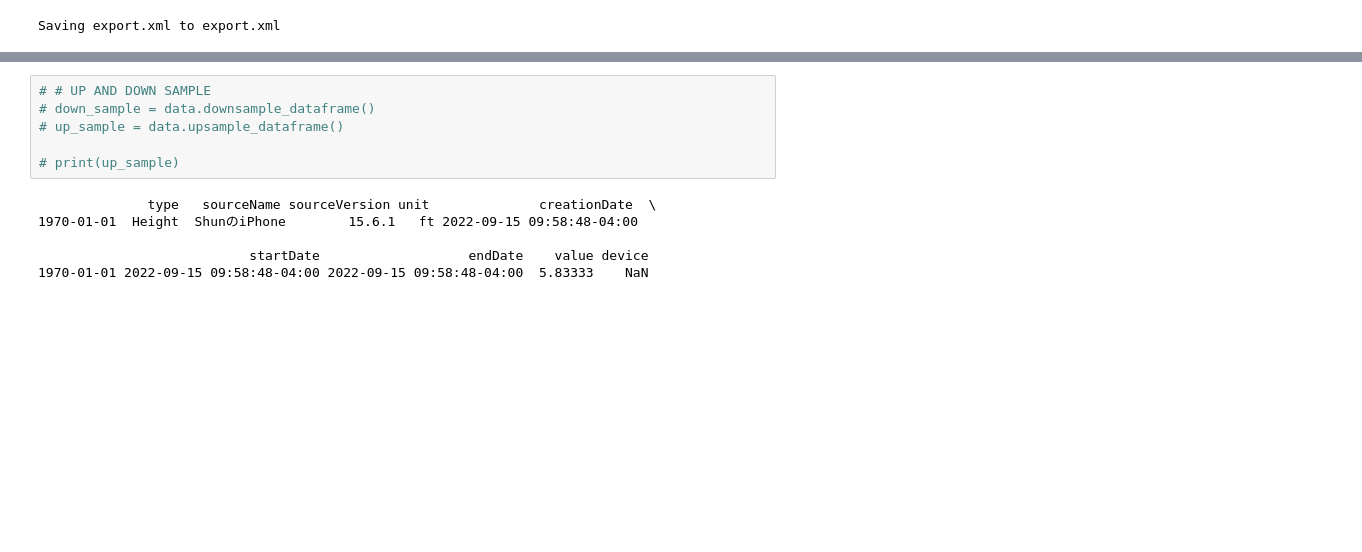
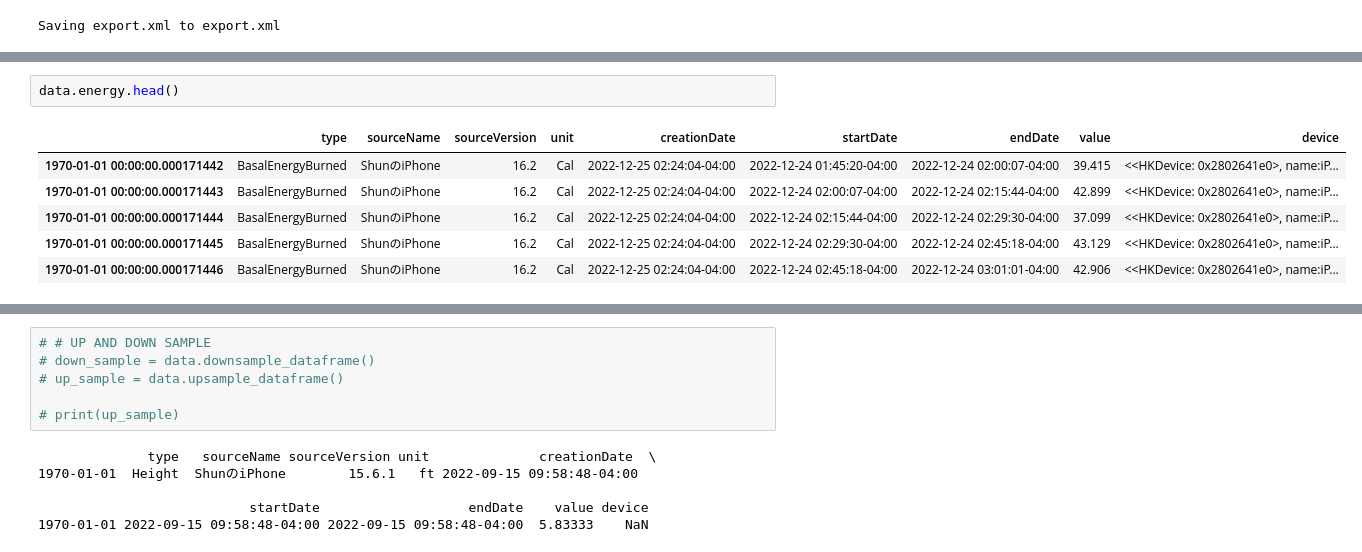
Before and after one commit to sstfytss/dbdpy_ios, a Jupyter notebook: AppleWatchClass.ipynb, the cells around one changed output, grey strips where cells are left out. Drawn from its saved outputs; the diff is of its cells as text; blank space fills up the shorter version.

```diff
--- a/AppleWatchClass.ipynb
+++ b/AppleWatchClass.ipynb
@@ -304,0 +369,9 @@ data.dataframe.head()
+# %%
+data.energy.head()
+# %% [output]
+|  | type | sourceName | sourceVersion | unit | creationDate | startDate | endDate | value | device |
+| 1970-01-01 00:00:00.000171442 | BasalEnergyBurned | ShunのiPhone | 16.2 | Cal | 2022-12-25 02:24:04-04:00 | 2022-12-24 01:45:20-04:00 | 2022-12-24 02:00:07-04:00 | 39.415 | <<HKDevice: 0x2802641e0>, name:iP... |
+| 1970-01-01 00:00:00.000171443 | BasalEnergyBurned | ShunのiPhone | 16.2 | Cal | 2022-12-25 02:24:04-04:00 | 2022-12-24 02:00:07-04:00 | 2022-12-24 02:15:44-04:00 | 42.899 | <<HKDevice: 0x2802641e0>, name:iP... |
+| 1970-01-01 00:00:00.000171444 | BasalEnergyBurned | ShunのiPhone | 16.2 | Cal | 2022-12-25 02:24:04-04:00 | 2022-12-24 02:15:44-04:00 | 2022-12-24 02:29:30-04:00 | 37.099 | <<HKDevice: 0x2802641e0>, name:iP... |
+| 1970-01-01 00:00:00.000171445 | BasalEnergyBurned | ShunのiPhone | 16.2 | Cal | 2022-12-25 02:24:04-04:00 | 2022-12-24 02:29:30-04:00 | 2022-12-24 02:45:18-04:00 | 43.129 | <<HKDevice: 0x2802641e0>, name:iP... |
+| 1970-01-01 00:00:00.000171446 | BasalEnergyBurned | ShunのiPhone | 16.2 | Cal | 2022-12-25 02:24:04-04:00 | 2022-12-24 02:45:18-04:00 | 2022-12-24 03:01:01-04:00 | 42.906 | <<HKDevice: 0x2802641e0>, name:iP... |
```
Also changed, not shown: parts of 10 cells of this notebook.
